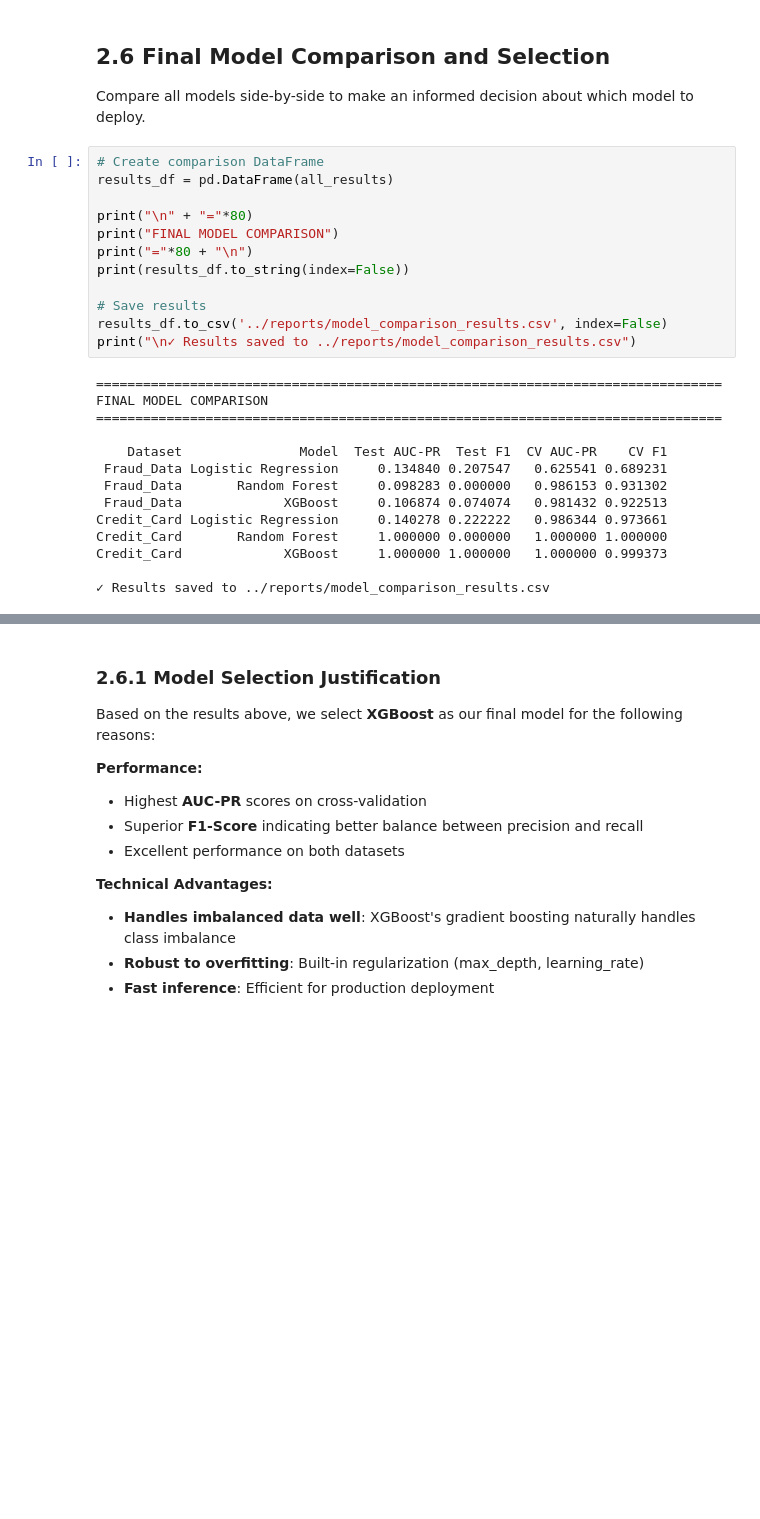
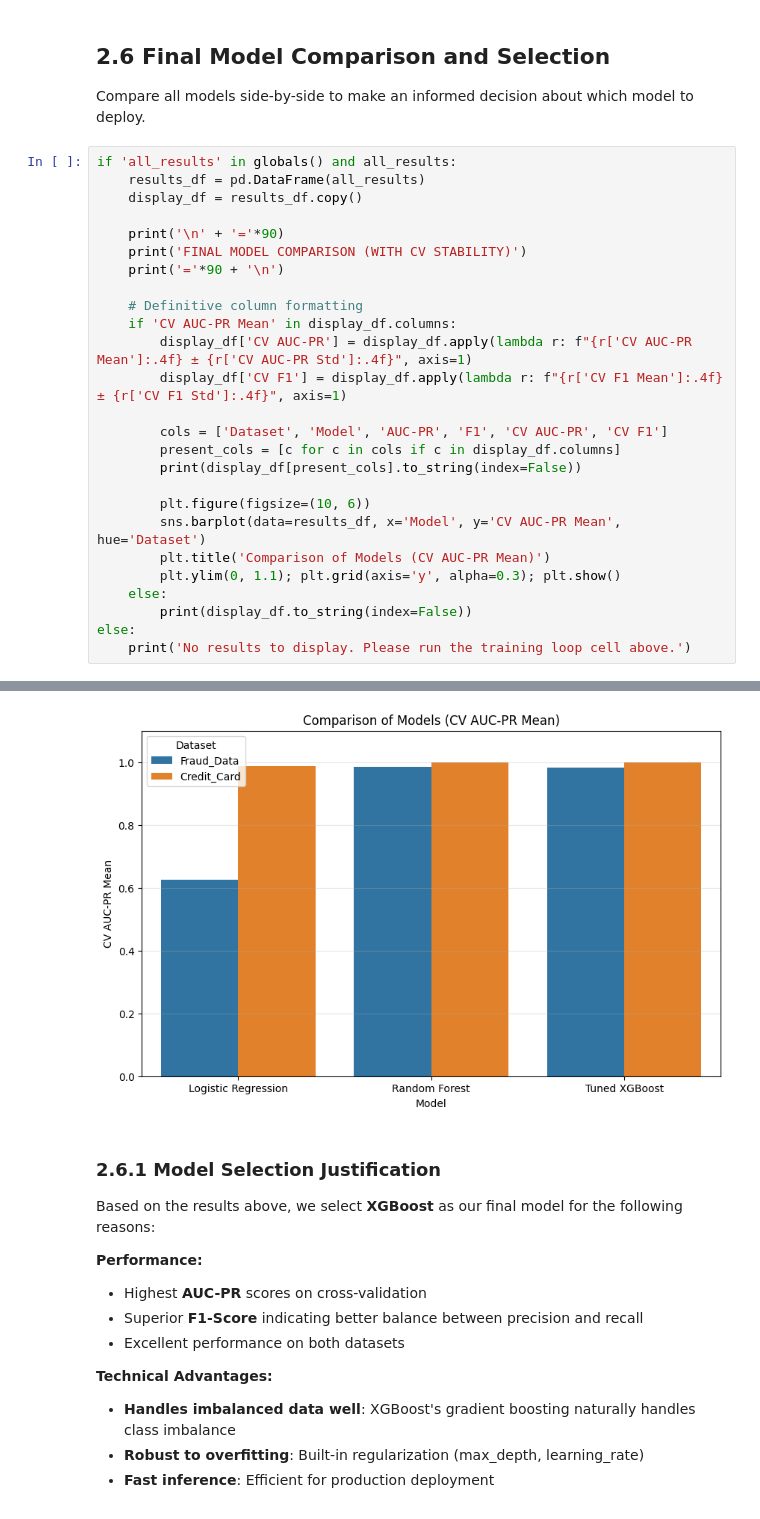
Before and after one commit to Leul4ever/fraud-detection, a Jupyter notebook: notebooks/modeling.ipynb, the cells around one changed output, grey strips where cells are left out. Saved outputs shown, nothing was run; the diff lists cells and outputs as text; blank space fills up the shorter version.

```diff
--- a/notebooks/modeling.ipynb
+++ b/notebooks/modeling.ipynb
@@ -354,29 +312,30 @@ This is especially important for imbalanced datasets where a single train-test s
 ## 2.6 Final Model Comparison and Selection
 
 Compare all models side-by-side to make an informed decision about which model to deploy.
-# %%
-# Create comparison DataFrame
-results_df = pd.DataFrame(all_results)
-
-print("\n" + "="*80)
-print("FINAL MODEL COMPARISON")
-print("="*80 + "\n")
-print(results_df.to_string(index=False))
-
-# Save results
-results_df.to_csv('../reports/model_comparison_results.csv', index=False)
-print("\n✓ Results saved to ../reports/model_comparison_results.csv")
-# %% [output]
-================================================================================
-FINAL MODEL COMPARISON
-================================================================================
-
-    Dataset               Model  Test AUC-PR  Test F1  CV AUC-PR    CV F1
- Fraud_Data Logistic Regression     0.134840 0.207547   0.625541 0.689231
- Fraud_Data       Random Forest     0.098283 0.000000   0.986153 0.931302
- Fraud_Data             XGBoost     0.106874 0.074074   0.981432 0.922513
-Credit_Card Logistic Regression     0.140278 0.222222   0.986344 0.973661
-Credit_Card       Random Forest     1.000000 0.000000   1.000000 1.000000
-Credit_Card             XGBoost     1.000000 1.000000   1.000000 0.999373
-
-✓ Results saved to ../reports/model_comparison_results.csv
+# %%
+if 'all_results' in globals() and all_results:
+    results_df = pd.DataFrame(all_results)
+    display_df = results_df.copy()
+
+    print('\n' + '='*90)
+    print('FINAL MODEL COMPARISON (WITH CV STABILITY)')
+    print('='*90 + '\n')
+
+    # Definitive column formatting
+    if 'CV AUC-PR Mean' in display_df.columns:
+        display_df['CV AUC-PR'] = display_df.apply(lambda r: f"{r['CV AUC-PR Mean']:.4f} ± {r['CV AUC-PR Std']:.4f}", axis=1)
+        display_df['CV F1'] = display_df.apply(lambda r: f"{r['CV F1 Mean']:.4f} ± {r['CV F1 Std']:.4f}", axis=1)
+
+        cols = ['Dataset', 'Model', 'AUC-PR', 'F1', 'CV AUC-PR', 'CV F1']
+        present_cols = [c for c in cols if c in display_df.columns]
+        print(display_df[present_cols].to_string(index=False))
+
+        plt.figure(figsize=(10, 6))
+        sns.barplot(data=results_df, x='Model', y='CV AUC-PR Mean', hue='Dataset')
+        plt.title('Comparison of Models (CV AUC-PR Mean)')
+        plt.ylim(0, 1.1); plt.grid(axis='y', alpha=0.3); plt.show()
+    else:
+        print(display_df.to_string(index=False))
+else:
+    print('No results to display. Please run the training loop cell above.')
+# %% [output]
@@ -383,3 +353,4 @@ Credit_Card             XGBoost     1.000000 1.000000   1.000000 0.999373
+[figure, added]
 # %% [markdown]
 ### 2.6.1 Model Selection Justification
 
```
Also changed, not shown: parts of 10 cells of this notebook, 5 other files.
